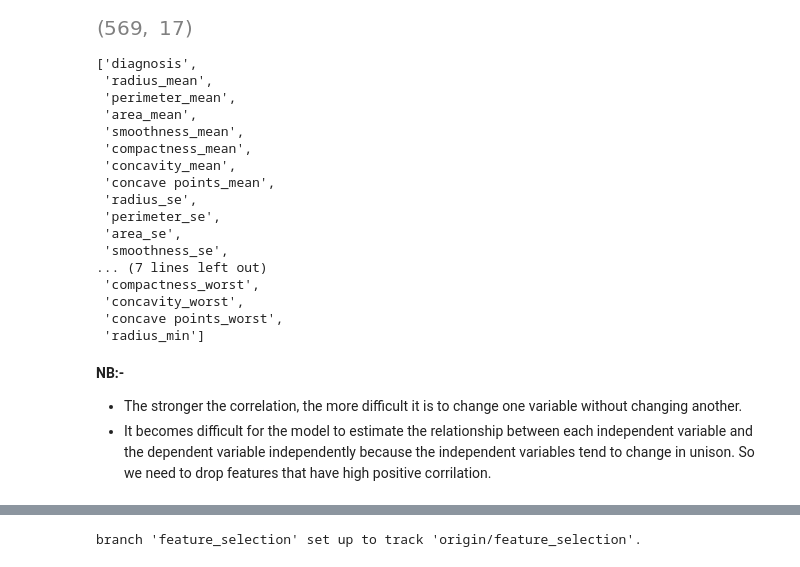
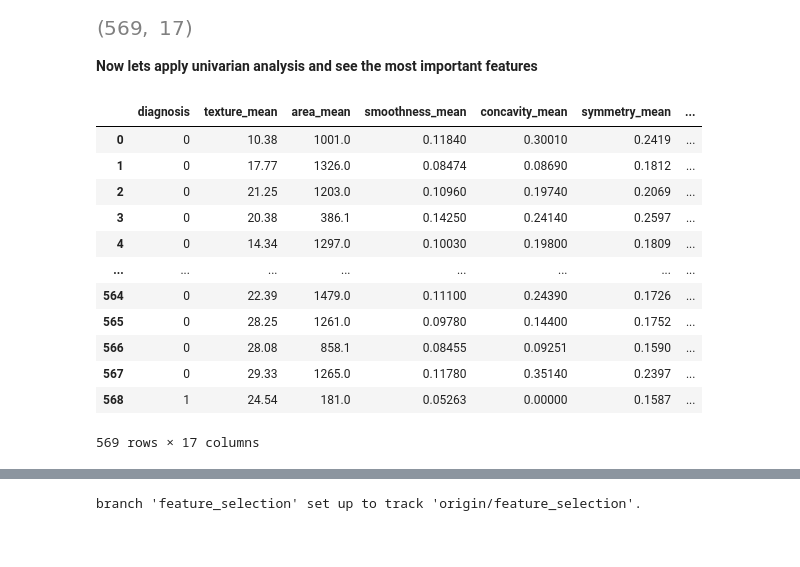
Before and after one commit to gezish/causal_inference_using_ml, a Jupyter notebook: notebooks/feature_selection.ipynb, the cells around one changed output, grey strips where cells are left out. Drawn from its saved outputs; the diff is of its cells as text; code cells hidden in the pictures.

```diff
--- a/notebooks/feature_selection.ipynb
+++ b/notebooks/feature_selection.ipynb
@@ -160,28 +158,18 @@ train,test = train_test_split(df,test_size=0.1)
-# %%
-train_features = {'diagnosis','radius','area','perimeter','compactness','smoothness','concave points','concavity'}
-train_columns = [col for col in df
-                      if any(feature in col for feature in train_features)]
-train_columns
-# %% [output]
-['diagnosis',
- 'radius_mean',
- 'perimeter_mean',
- 'area_mean',
- 'smoothness_mean',
- 'compactness_mean',
- 'concavity_mean',
- 'concave points_mean',
- 'radius_se',
- 'perimeter_se',
- 'area_se',
- 'smoothness_se',
-... (7 lines left out)
- 'compactness_worst',
- 'concavity_worst',
- 'concave points_worst',
- 'radius_min']
-# %% [markdown]
-**NB:-**
-- The stronger the correlation, the more difficult it is to change one variable without changing another.
-- It becomes difficult for the model to estimate the relationship between each independent variable and the dependent
-variable independently because the independent variables tend to change in unison. So we need to drop features that have high positive corrilation.
+# %% [markdown]
+**Now lets apply univarian analysis and see the most important features**
+# %%
+x_2
+# %% [output]
+|  | diagnosis | texture_mean | area_mean | smoothness_mean | concavity_mean | symmetry_mean | ... |
+| 0 | 0 | 10.38 | 1001.0 | 0.11840 | 0.30010 | 0.2419 | ... |
+| 1 | 0 | 17.77 | 1326.0 | 0.08474 | 0.08690 | 0.1812 | ... |
+| 2 | 0 | 21.25 | 1203.0 | 0.10960 | 0.19740 | 0.2069 | ... |
+| 3 | 0 | 20.38 | 386.1 | 0.14250 | 0.24140 | 0.2597 | ... |
+| 4 | 0 | 14.34 | 1297.0 | 0.10030 | 0.19800 | 0.1809 | ... |
+| ... | ... | ... | ... | ... | ... | ... | ... |
+| 564 | 0 | 22.39 | 1479.0 | 0.11100 | 0.24390 | 0.1726 | ... |
+| 565 | 0 | 28.25 | 1261.0 | 0.09780 | 0.14400 | 0.1752 | ... |
+| 566 | 0 | 28.08 | 858.1 | 0.08455 | 0.09251 | 0.1590 | ... |
+| 567 | 0 | 29.33 | 1265.0 | 0.11780 | 0.35140 | 0.2397 | ... |
+| 568 | 1 | 24.54 | 181.0 | 0.05263 | 0.00000 | 0.1587 | ... |
+569 rows × 17 columns
```
Also changed, not shown: parts of 13 cells of this notebook.
